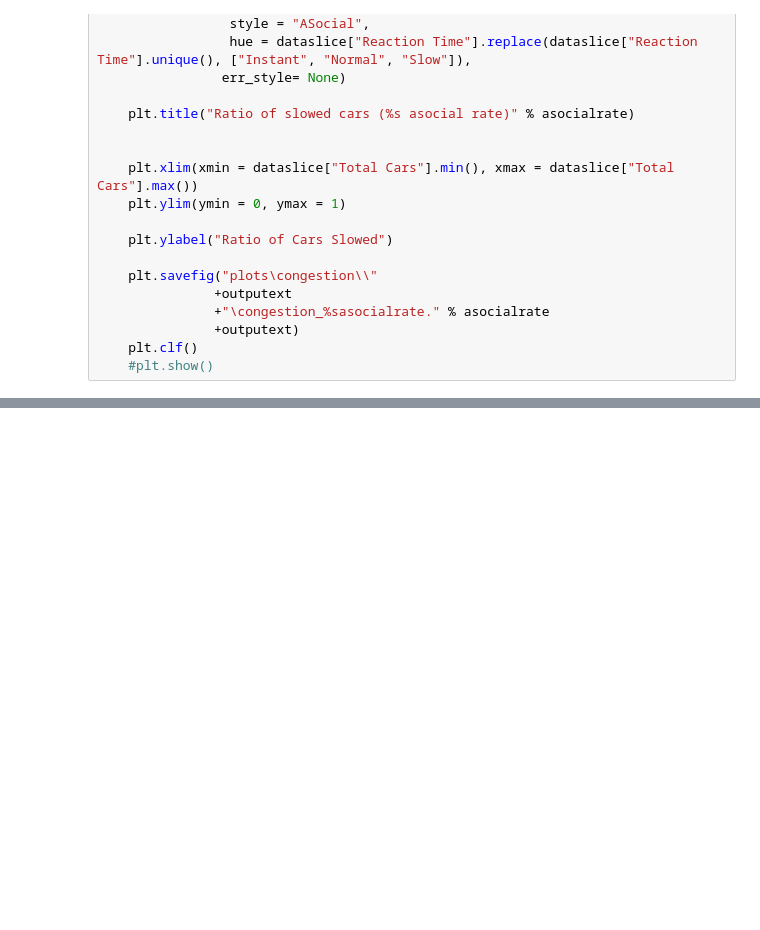
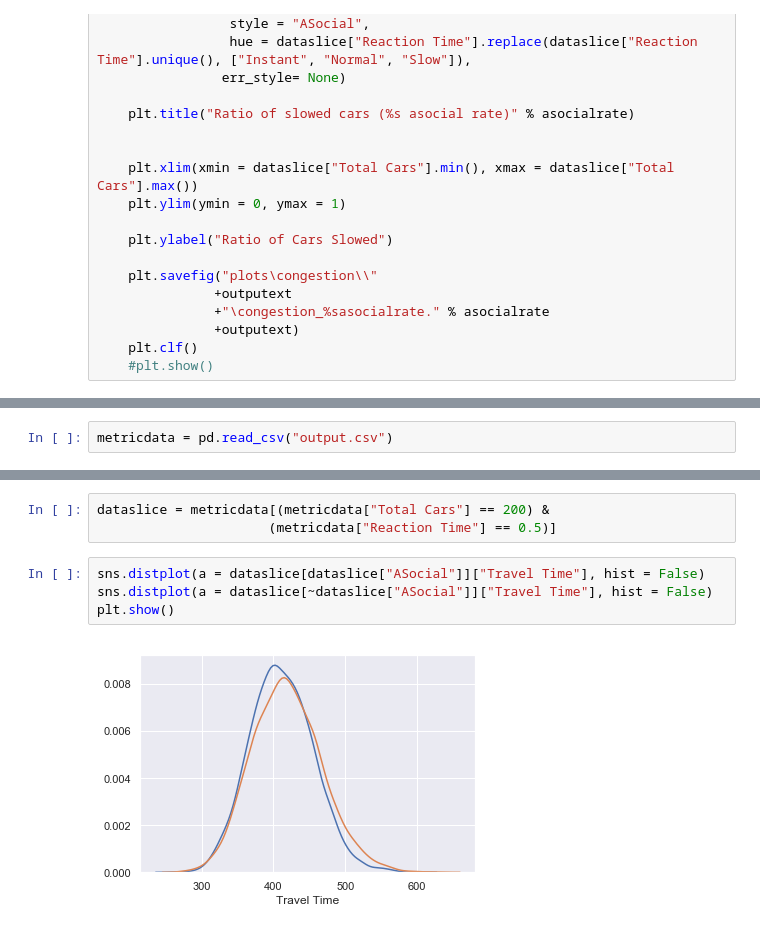
Before and after one commit to asuratos/artisoc-traffic-model2018, a Jupyter notebook: data/2018.12.04/Plotter.ipynb, the cells around one changed output, grey strips where cells are left out. Cells and saved outputs as stored; diff of their text form; blank space fills up the shorter version.

```diff
--- a/data/2018.12.04/Plotter.ipynb
+++ b/data/2018.12.04/Plotter.ipynb
@@ -131,0 +134,2 @@ for asocialrate in speeddata["ASocial Rate"].unique():
+# %%
+metricdata = pd.read_csv("output.csv")
@@ -131,0 +145,9 @@ for asocialrate in speeddata["ASocial Rate"].unique():
+# %%
+dataslice = metricdata[(metricdata["Total Cars"] == 200) &
+                      (metricdata["Reaction Time"] == 0.5)]
+# %%
+sns.distplot(a = dataslice[dataslice["ASocial"]]["Travel Time"], hist = False)
+sns.distplot(a = dataslice[~dataslice["ASocial"]]["Travel Time"], hist = False)
+plt.show()
+# %% [output]
+[figure, added]
```
Also changed, not shown: parts of 3 cells of this notebook, 2 other files.
